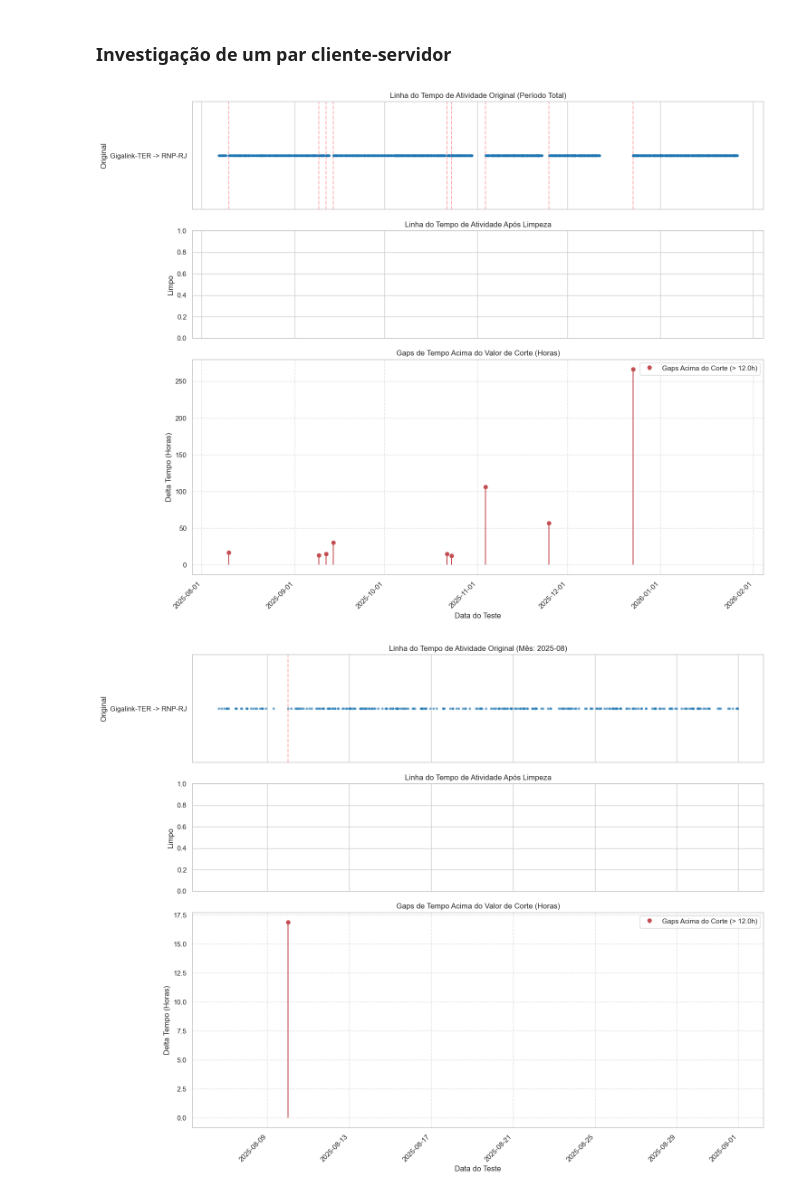
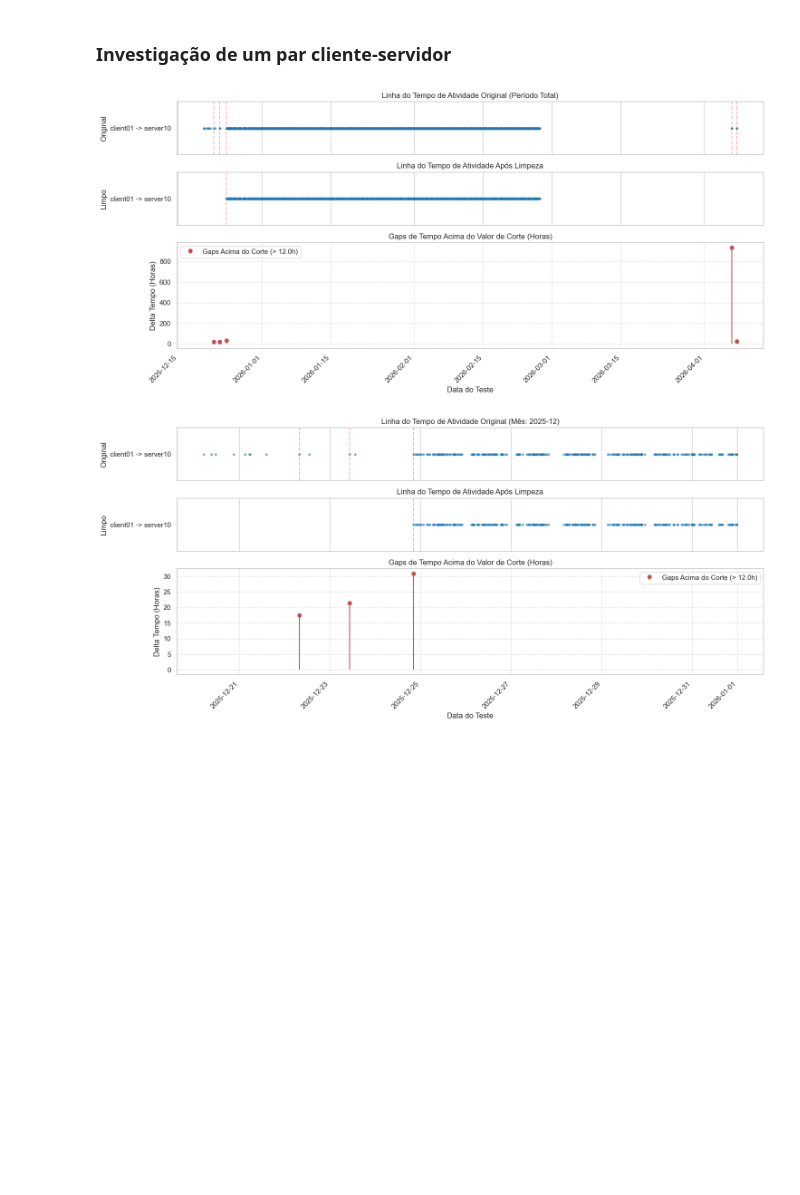
Before and after one commit to lhscaldas/Mestrado, a Jupyter notebook: gap_analysis.ipynb, the cells around one changed output. Drawn from its saved outputs; the diff is of its cells as text; code cells hidden in the pictures; blank space fills up the shorter version.

Commit message:
avaliação dos clientes nulos

```diff
--- a/gap_analysis.ipynb
+++ b/gap_analysis.ipynb
@@ -8,7 +8,7 @@ import matplotlib.dates as mdates
 import seaborn as sns
 
 # Carregamento do dataset
-file = 'AGO_ABR_transformed.csv'
+file = 'NDT_transformed.csv'
 file_path = os.path.join("NDT dataset", file)
 df = pd.read_csv(file_path)
 
@@ -162,15 +163,14 @@ plt.show()
 # %% [markdown]
 ### Investigação de um par cliente-servidor
 # %%
-par_escolhido = df_clean['client_server_pair'].unique()[9]
-par_escolhido = 'Gigalink-TER -> RNP-RJ'
+par_escolhido = df_clean['client_server_pair'].unique()[2]
 df_par = df[df['client_server_pair'] == par_escolhido].copy()
 df_limpo = df_clean[df_clean['client_server_pair'] == par_escolhido].copy()
 
 def plot_comparacao_e_gaps(df_original, df_filtrado, titulo_periodo, limite_horas=12.0):
     gaps_acima_corte = df_original[df_original['delta_tempo_horas'] > limite_horas]
 
-    fig, (ax1, ax2, ax3) = plt.subplots(3, 1, figsize=(15, 12), sharex=True, gridspec_kw={'height_ratios': [1, 1, 2]})
+    fig, (ax1, ax2, ax3) = plt.subplots(3, 1, figsize=(15, 7), sharex=True, gridspec_kw={'height_ratios': [1, 1, 2]})
 
     sns.stripplot(
         data=df_original,
@@ -216,32 +216,32 @@ def plot_comparacao_e_gaps(df_original, df_filtrado, titulo_periodo, limite_hora
             markerfmt='ro',
             basefmt=' ',
             label=f'Gaps Acima do Corte (> {limite_horas}h)'
         )
         ax3.legend()
 
     ax3.set_title("Gaps de Tempo Acima do Valor de Corte (Horas)")
     ax3.set_ylabel("Delta Tempo (Horas)")
     ax3.set_xlabel("Data do Teste")
     ax3.grid(True, linestyle='--', alpha=0.6)
 
     ax3.xaxis.set_major_formatter(mdates.DateFormatter('%Y-%m-%d'))
     ax3.xaxis.set_major_locator(mdates.AutoDateLocator())
     plt.xticks(rotation=45, ha='right')
 
     plt.tight_layout()
     plt.show()
 
 plot_comparacao_e_gaps(df_par, df_limpo, "Período Total")
 
 df_par['ano_mes'] = df_par['timestamp'].dt.tz_localize(None).dt.to_period('M')
 df_limpo['ano_mes'] = df_limpo['timestamp'].dt.tz_localize(None).dt.to_period('M')
 meses = df_par['ano_mes'].unique()
 
 for mes in sorted(meses):
     df_mes_par = df_par[df_par['ano_mes'] == mes]
     df_mes_limpo = df_limpo[df_limpo['ano_mes'] == mes]
     if not df_mes_par.empty:
         plot_comparacao_e_gaps(df_mes_par, df_mes_limpo, f"Mês: {mes}")
 # %% [output]
-[figure, old version]
+[figure, new version]
-[figure, old version]
+[figure, new version]
```
Also changed, not shown: parts of 3 cells of this notebook, 11 other files.
